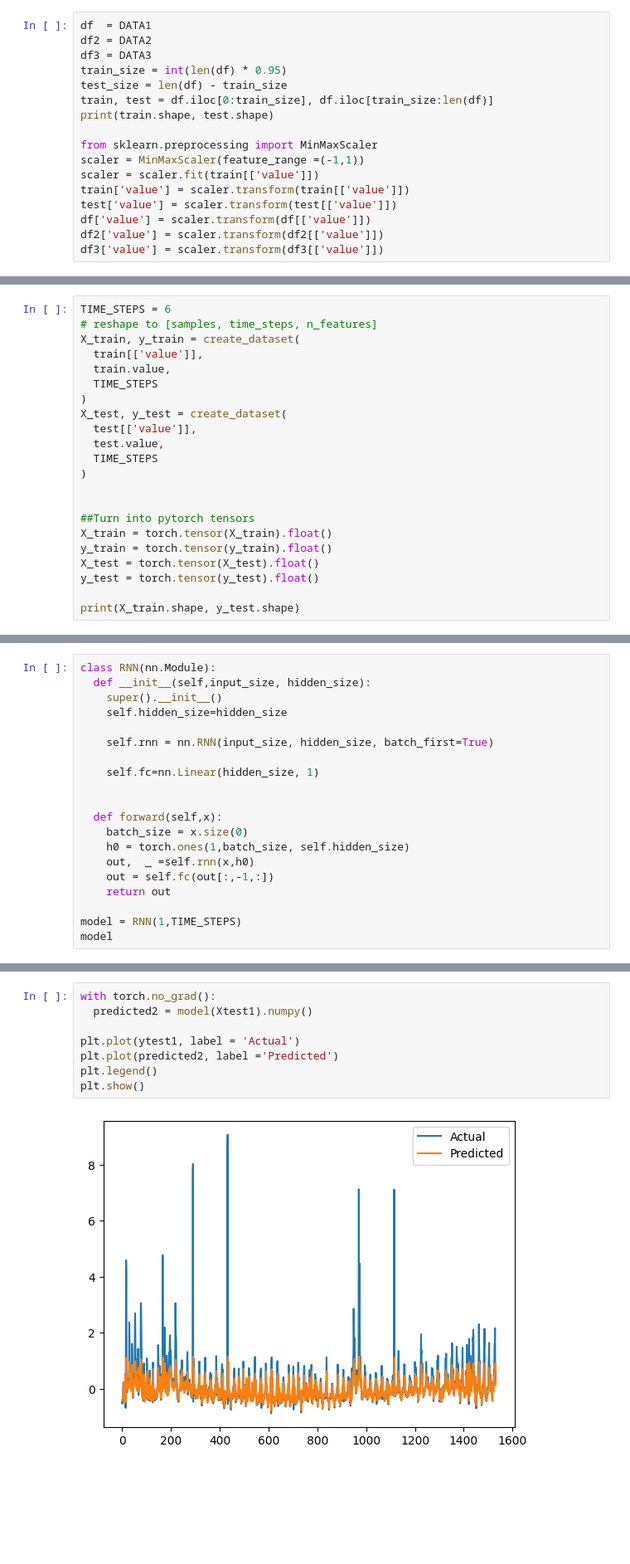
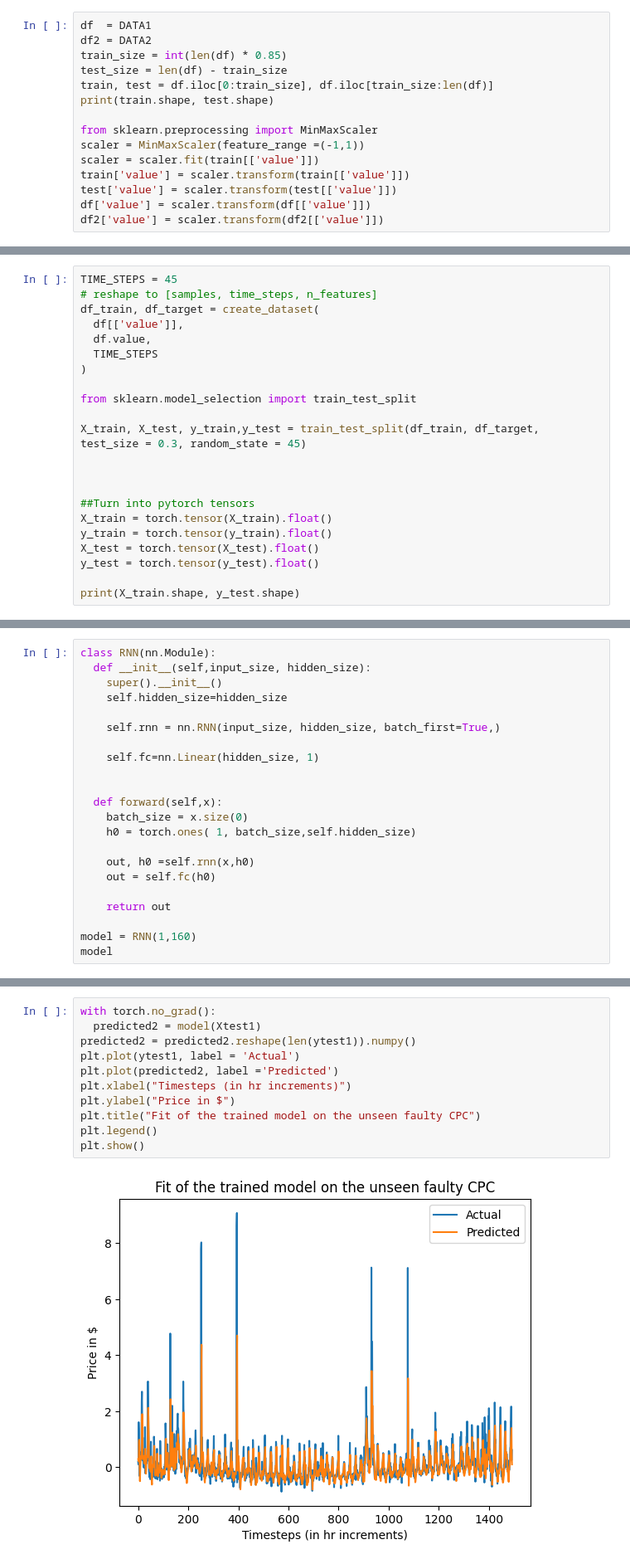
Before and after one commit to lewisevans38/Suez-Time-Series-Anomaly-Detection-, a Jupyter notebook: RNNonNAB_cpc.ipynb, the cells around one changed output, grey strips where cells are left out. Shown at 83% size. Saved outputs shown, nothing was run; the diff lists cells and outputs as text; blank space fills up the shorter version.

```diff
--- a/RNNonNAB_cpc.ipynb
+++ b/RNNonNAB_cpc.ipynb
@@ -19,8 +17,7 @@ DATA3 =pd.read_csv(URL3)
 # %%
 df  = DATA1
 df2 = DATA2
-df3 = DATA3
-train_size = int(len(df) * 0.95)
+train_size = int(len(df) * 0.85)
 test_size = len(df) - train_size
 train, test = df.iloc[0:train_size], df.iloc[train_size:len(df)]
 print(train.shape, test.shape)
@@ -32,5 +29,4 @@ train['value'] = scaler.transform(train[['value']])
 test['value'] = scaler.transform(test[['value']])
 df['value'] = scaler.transform(df[['value']])
 df2['value'] = scaler.transform(df2[['value']])
-df3['value'] = scaler.transform(df3[['value']])
 # %% [output]
@@ -54,18 +84,18 @@ def create_dataset(X, y, time_steps):
         ys.append(y.iloc[i + time_steps])
     return np.array(Xs), np.array(ys)
 # %%
-TIME_STEPS = 6
+TIME_STEPS = 45
 # reshape to [samples, time_steps, n_features]
-X_train, y_train = create_dataset(
-  train[['value']],
-  train.value,
+df_train, df_target = create_dataset(
+  df[['value']],
+  df.value,
   TIME_STEPS
 )
-X_test, y_test = create_dataset(
-  test[['value']],
-  test.value,
-  TIME_STEPS
-)
+
+from sklearn.model_selection import train_test_split
+
+X_train, X_test, y_train,y_test = train_test_split(df_train, df_target, test_size = 0.3, random_state = 45)
+
 
 
 ##Turn into pytorch tensors
@@ -103,19 +133,21 @@ class RNN(nn.Module):
     super().__init__()
     self.hidden_size=hidden_size
 
-    self.rnn = nn.RNN(input_size, hidden_size, batch_first=True)
+    self.rnn = nn.RNN(input_size, hidden_size, batch_first=True,)
 
     self.fc=nn.Linear(hidden_size, 1)
 
 
   def forward(self,x):
     batch_size = x.size(0)
-    h0 = torch.ones(1,batch_size, self.hidden_size)
-    out,  _ =self.rnn(x,h0)
-    out = self.fc(out[:,-1,:])
+    h0 = torch.ones( 1, batch_size,self.hidden_size)
+
+    out, h0 =self.rnn(x,h0)
+    out = self.fc(h0)
+
     return out
 
-model = RNN(1,TIME_STEPS)
+model = RNN(1,160)
 model
 # %% [output]
 RNN(
@@ -222,13 +252,16 @@ ytest1 = torch.tensor(ytest1).float()
 # %%
 with torch.no_grad():
-  predicted2 = model(Xtest1).numpy()
-
+  predicted2 = model(Xtest1)
+predicted2 = predicted2.reshape(len(ytest1)).numpy()
 plt.plot(ytest1, label = 'Actual')
 plt.plot(predicted2, label ='Predicted')
+plt.xlabel("Timesteps (in hr increments)")
+plt.ylabel("Price in $")
+plt.title("Fit of the trained model on the unseen faulty CPC")
 plt.legend()
 plt.show()
 # %% [output]
-[figure, old version]
+[figure, new version]
 # %%
 indextracker = []
 difference = []
```
Also changed, not shown: parts of 16 cells of this notebook.
